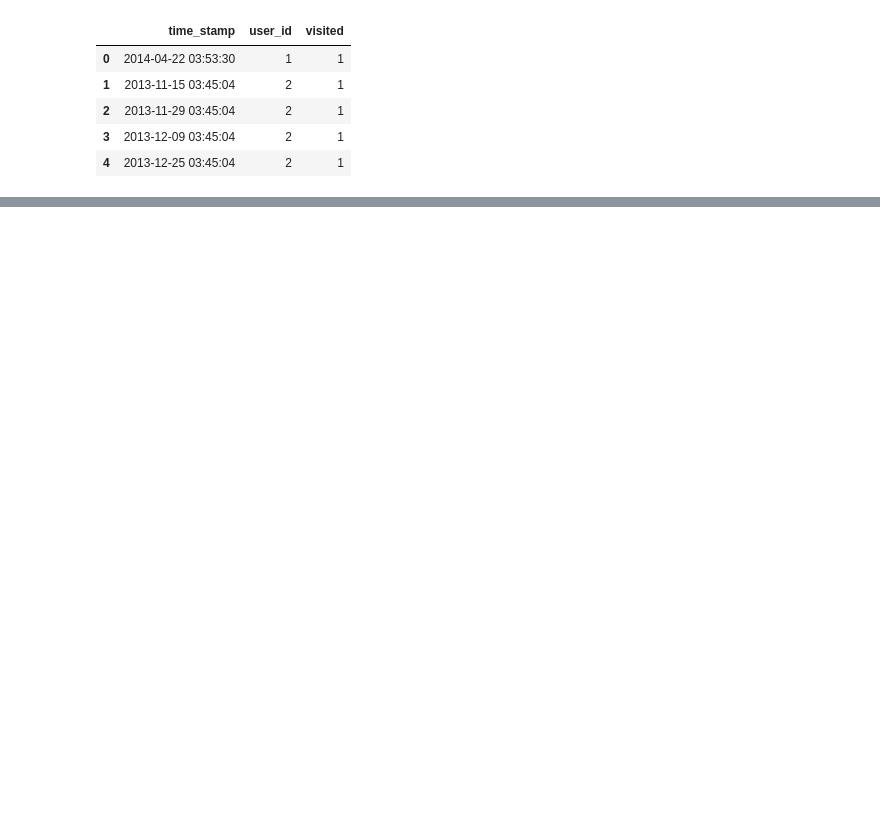
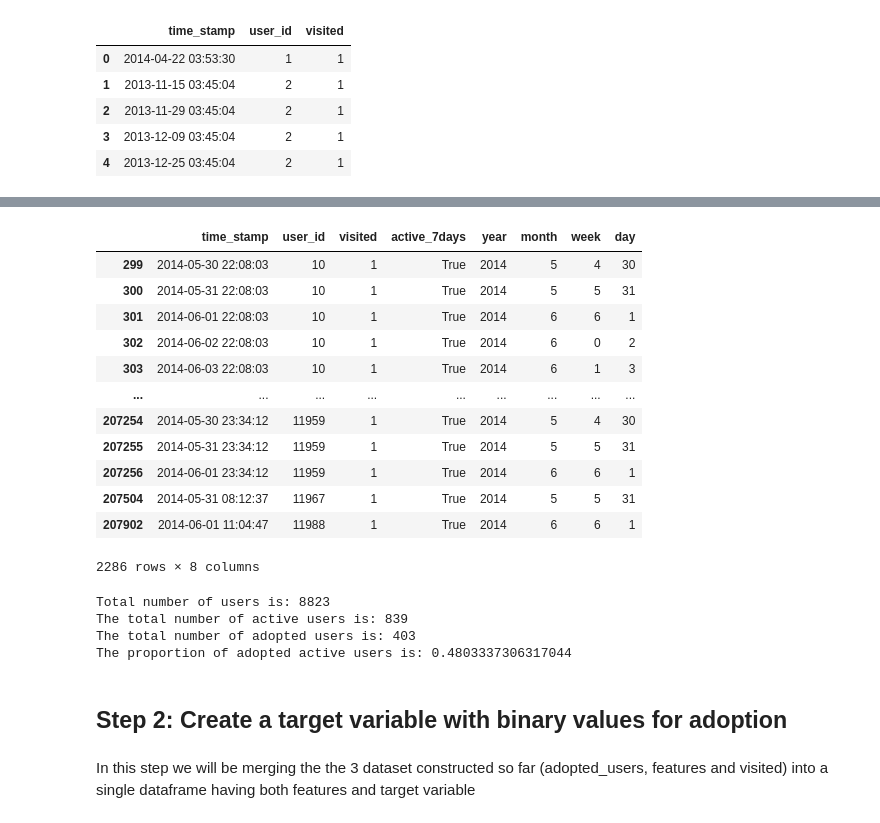
Before and after one commit to JudithYemeli/Springboard_Assignments, a Jupyter notebook: relax_challenge/Relax_challenge.ipynb, the cells around one changed output, grey strips where cells are left out. Cells and saved outputs as stored; diff of their text form; code cells hidden in the pictures; blank space fills up the shorter version.

```diff
--- a/relax_challenge/Relax_challenge.ipynb
+++ b/relax_challenge/Relax_challenge.ipynb
@@ -26,0 +103,5 @@ define an adopted user
+# %%
+# Identifying the time range that constitute the past 7 days
+past7days = max(adoption.time_stamp) - timedelta(days = 7)
+print('Last transaction was done on {}'.format(max(adoption.time_stamp)))
+print('The 7 days period start on'.format(past7days))
@@ -26,0 +111,4 @@ define an adopted user
+# %%
+# Filter the data frame for transactions that were done during the past 7 days
+adoption['active_7days'] = np.where(adoption['time_stamp'] >= past7days, True, False)
+adoption
@@ -26,0 +132,25 @@ define an adopted user
+# %%
+# Breaking down the timestamp into year, month, week and days for more features
+adoption['year'] = pd.DatetimeIndex(adoption['time_stamp']).year
+adoption['month'] = pd.DatetimeIndex(adoption['time_stamp']).month
+adoption['week'] = pd.DatetimeIndex(adoption['time_stamp']).weekday
+adoption['day'] = pd.DatetimeIndex(adoption['time_stamp']).day
+# %%
+# Subsetting the df to select only users having been active over the past 7 days
+active = adoption[adoption['active_7days'] == True]
+# %%
+active
+# %% [output]
+|  | time_stamp | user_id | visited | active_7days | year | month | week | day |
+| 299 | 2014-05-30 22:08:03 | 10 | 1 | True | 2014 | 5 | 4 | 30 |
+| 300 | 2014-05-31 22:08:03 | 10 | 1 | True | 2014 | 5 | 5 | 31 |
+| 301 | 2014-06-01 22:08:03 | 10 | 1 | True | 2014 | 6 | 6 | 1 |
+| 302 | 2014-06-02 22:08:03 | 10 | 1 | True | 2014 | 6 | 0 | 2 |
+| 303 | 2014-06-03 22:08:03 | 10 | 1 | True | 2014 | 6 | 1 | 3 |
+| ... | ... | ... | ... | ... | ... | ... | ... | ... |
+| 207254 | 2014-05-30 23:34:12 | 11959 | 1 | True | 2014 | 5 | 4 | 30 |
+| 207255 | 2014-05-31 23:34:12 | 11959 | 1 | True | 2014 | 5 | 5 | 31 |
+| 207256 | 2014-06-01 23:34:12 | 11959 | 1 | True | 2014 | 6 | 6 | 1 |
+| 207504 | 2014-05-31 08:12:37 | 11967 | 1 | True | 2014 | 5 | 5 | 31 |
+| 207902 | 2014-06-01 11:04:47 | 11988 | 1 | True | 2014 | 6 | 6 | 1 |
+2286 rows × 8 columns
@@ -26,0 +169,15 @@ define an adopted user
+# %%
+# Summarizing findings from this step
+print('Total number of users is: {}'.format(len(adoption.user_id.unique())))
+print('The total number of active users is: {}'.format(len(active.user_id.unique())))
+print('The total number of adopted users is: {}'.format(len(adopted_users)))
+print('The proportion of adopted active users is: {}'.format(len(adopted_users)/len(active.user_id.unique())))
+# %% [output]
+Total number of users is: 8823
+The total number of active users is: 839
+The total number of adopted users is: 403
+The proportion of adopted active users is: 0.4803337306317044
+# %% [markdown]
+## Step 2: Create a target variable with binary values for adoption
+# %% [markdown]
+In this step we will be merging the the 3 dataset constructed so far (adopted_users, features and visited) into a single dataframe having both features and target variable
```
Also changed, not shown: parts of 48 cells of this notebook, 1 other file.
